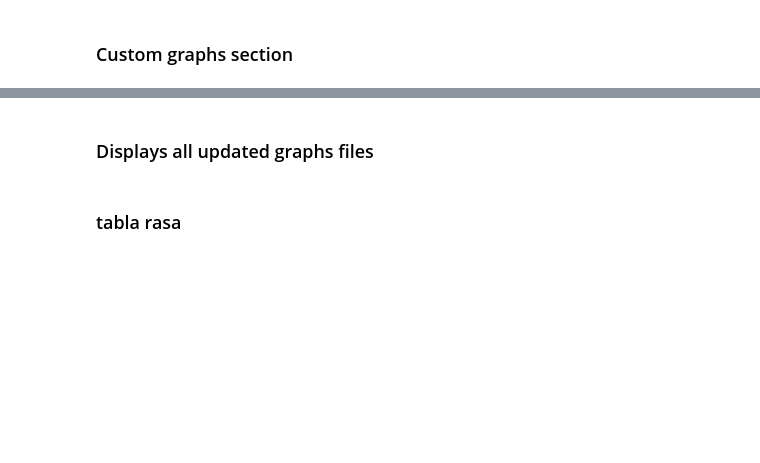
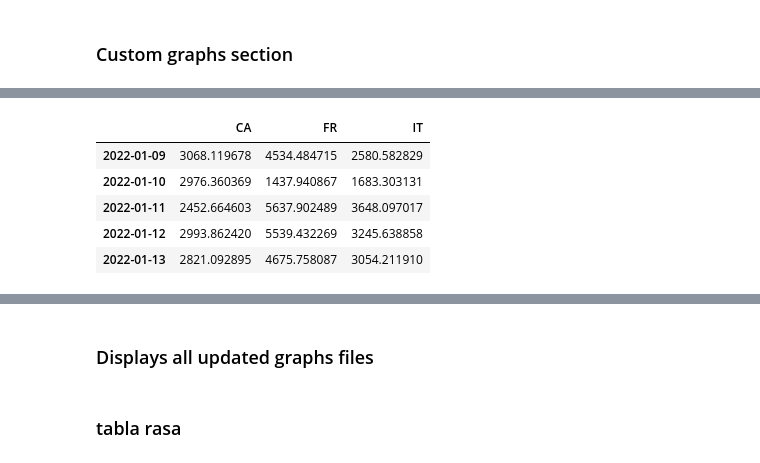
Before and after one commit to edterrell/covid_machinations, a Jupyter notebook: covid19.ipynb, the cells around one changed output, grey strips where cells are left out. Drawn from its saved outputs; the diff is of its cells as text; code cells hidden in the pictures; blank space fills up the shorter version.

```diff
--- a/covid19.ipynb
+++ b/covid19.ipynb
@@ -771 +743,12 @@ df.tail()
+# %%
+df1 = total_by_million.loc[start:stop, new_slist]
+title1 ='Custom rolling averges by million'
+df1.tail()
+# %% [output]
+|  | CA | FR | IT |
+| 2022-01-09 | 3068.119678 | 4534.484715 | 2580.582829 |
+| 2022-01-10 | 2976.360369 | 1437.940867 | 1683.303131 |
+| 2022-01-11 | 2452.664603 | 5637.902489 | 3648.097017 |
+| 2022-01-12 | 2993.862420 | 5539.432269 | 3245.638858 |
+| 2022-01-13 | 2821.092895 | 4675.758087 | 3054.211910 |
 # %%
```
Also changed, not shown: parts of 41 cells of this notebook.
